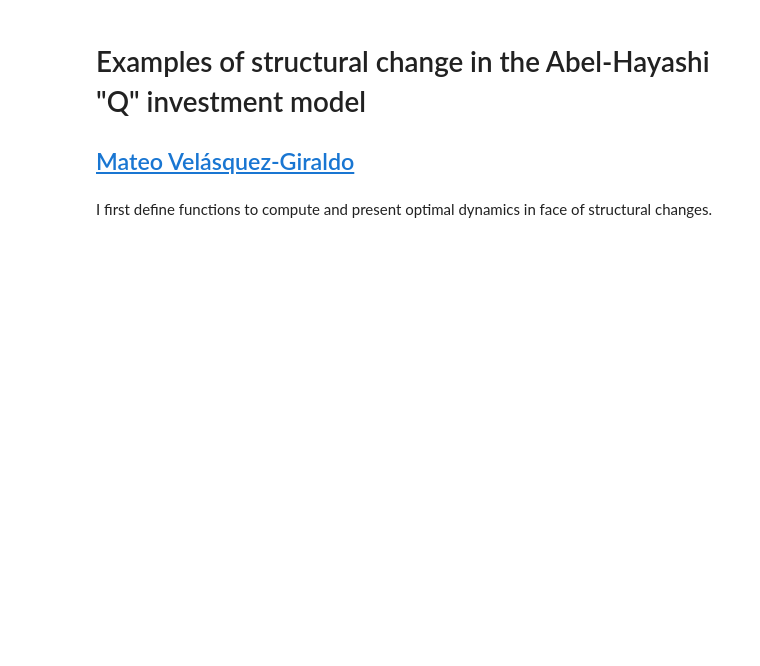
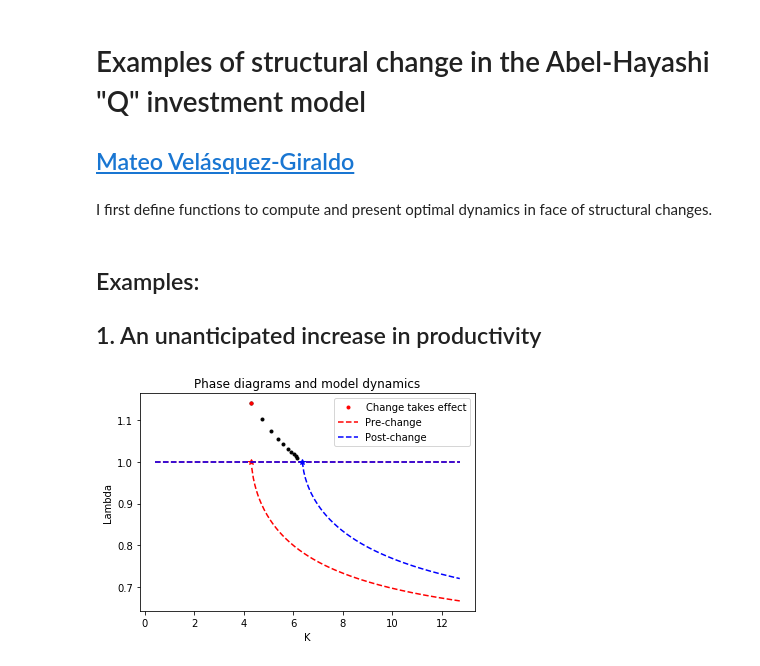
Before and after one commit to Mv77/Q_Investment, a Jupyter notebook: Examples_structural_change.ipynb, the cells around one changed output. Cells and saved outputs as stored; diff of their text form; code cells hidden in the pictures; blank space fills up the shorter version.

```diff
--- a/Examples_structural_change.ipynb
+++ b/Examples_structural_change.ipynb
@@ -79,3 +79,20 @@ def structural_change(mod1,mod2,k0,t,T,npoints = 100):
     plt.legend()
 
     return((k,lam))
+# %% [markdown]
+## Examples:
+
+## 1. An unanticipated increase in productivity
+# %%
+Q1 = Qmod(psi = 1)
+Q1.solve()
+Q2 = Qmod(psi = 1.3)
+Q2.solve()
+
+t = 0
+T = 10
+k0 = Q1.kss
+
+sol = structural_change(mod1 = Q1, mod2 = Q2, k0 = k0, t_change = t,T_sim=T,npoints = 200)
+# %% [output]
+[figure, added]
```
Also changed, not shown: parts of 11 cells of this notebook, 2 other files.
